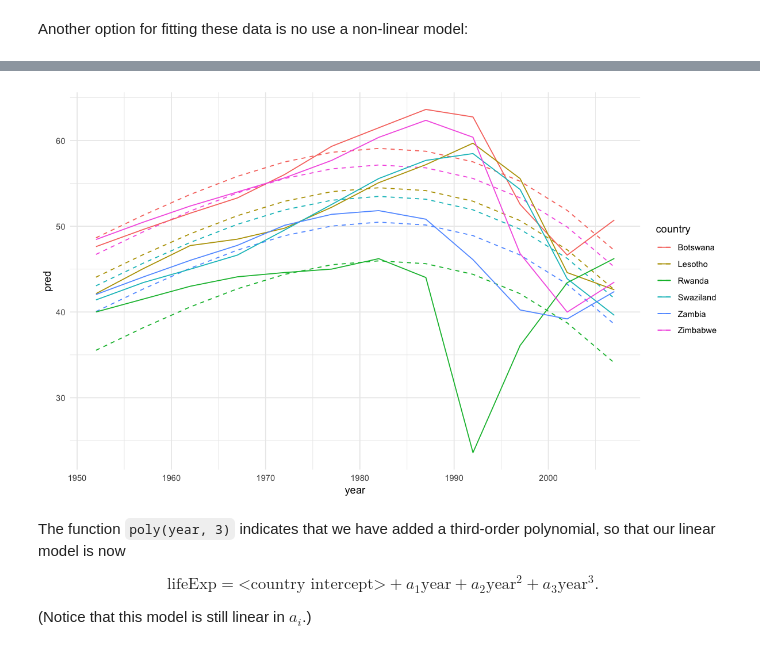
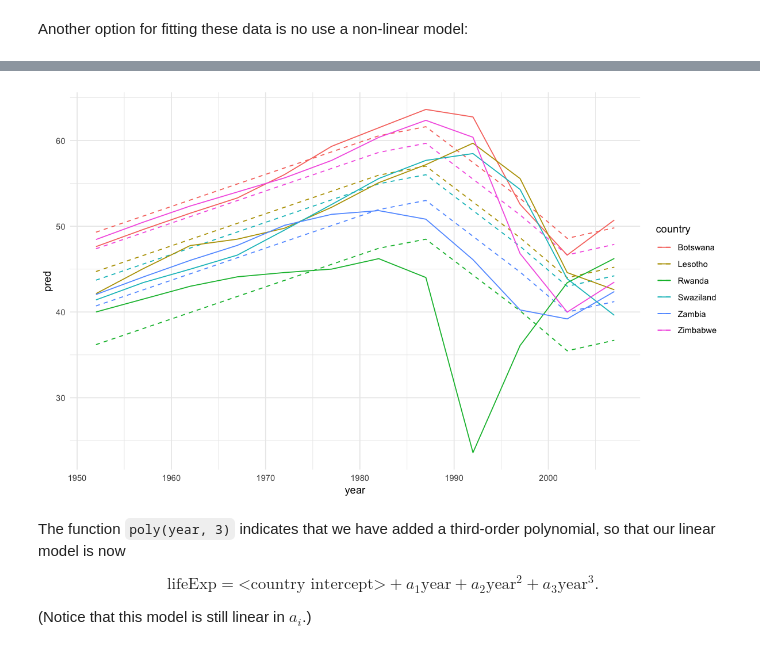
Before and after one commit to terhorst/stats306, a Jupyter notebook: lecture22/Lecture22.ipynb, the cells around one changed output, grey strips where cells are left out. Saved outputs shown, nothing was run; the diff lists cells and outputs as text; code cells hidden in the pictures.

```diff
--- a/lecture22/Lecture22.ipynb
+++ b/lecture22/Lecture22.ipynb
@@ -70,3 +108,6 @@ Use the linear model to fit a "two-period" growth model to each of these countri
 # Your code here
 # %% [markdown]
 Another option for fitting these data is no use a non-linear model:
+# %%
+df <- gapminder %>% semi_join(bad_fit)
+print(df)
@@ -73,9 +130,13 @@ Another option for fitting these data is no use a non-linear model:
 # %%
-mdl <- lm(lifeExp ~ country + poly(year, 3), data=df)
+mdl <- lm(lifeExp ~ country +
+                    year * I(year < 1985) +
+                    year * I(year > 1985) * I(year < 2000) +
+                    year * I(year > 2000)
+          , data=df)
 df %>% add_predictions(mdl) %>% ggplot(aes(x=year, colour=country)) +
     geom_line(aes(y=pred), linetype="dashed") + geom_line(aes(y=lifeExp))
 # %% [output]
-[figure, old version]
+[figure, new version]
 # %% [markdown]
 The function `poly(year, 3)` indicates that we have added a third-order polynomial, so that our linear model is now
 
```
Also changed, not shown: parts of 16 cells of this notebook.
